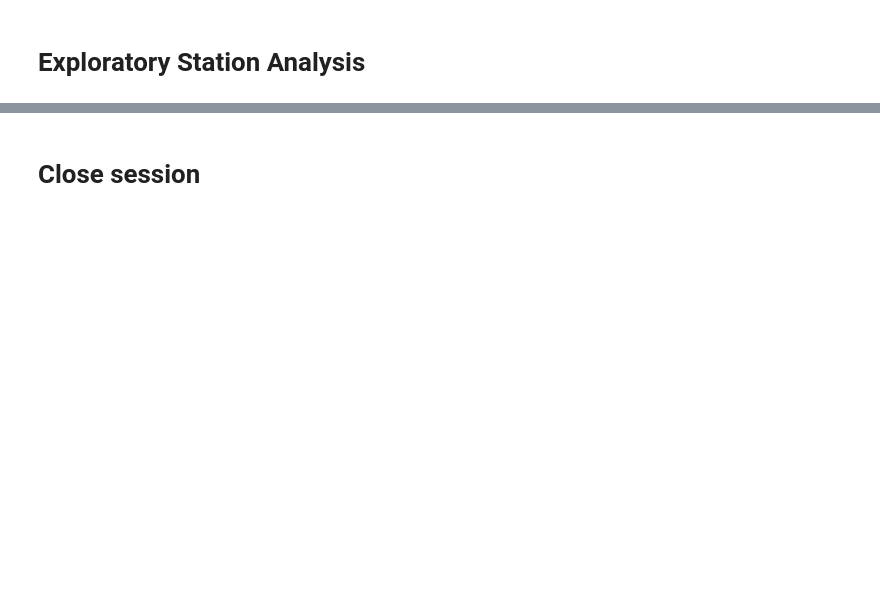
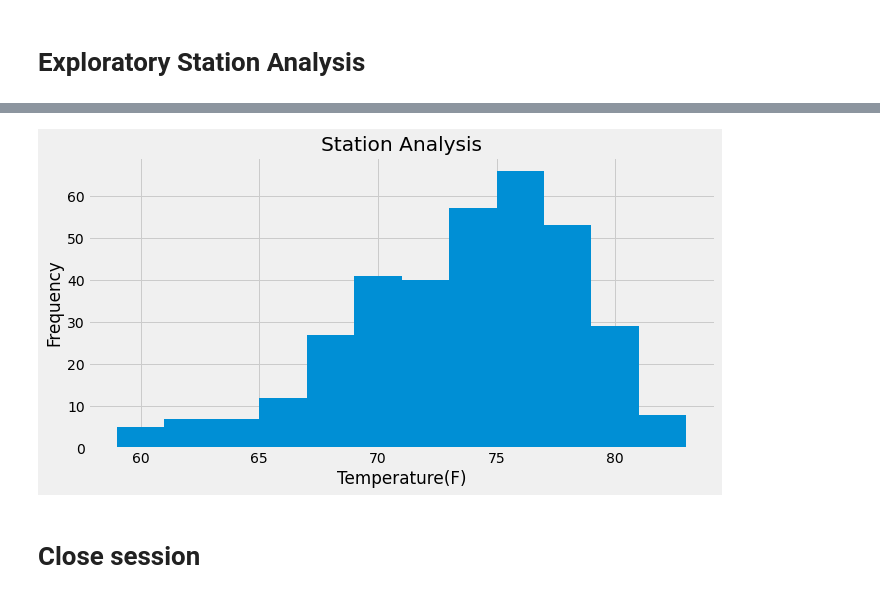
Before and after one commit to Paxpado/8.-SQLAlchemy-Challenge, a Jupyter notebook: climate.ipynb, the cells around one changed output, grey strips where cells are left out. Saved outputs shown, nothing was run; the diff lists cells and outputs as text; code cells hidden in the pictures; blank space fills up the shorter version.

```diff
--- a/climate.ipynb
+++ b/climate.ipynb
@@ -115,3 +167,8 @@ plt.show()
 # %%
 # Using the most active station id
 # Query the last 12 months of temperature observation data for this station and plot the results as a histogram
+last_yr_temp = session.query(measurement.date, measurement.tobs).filter(measurement.date >= "2016-08-23").\
+    filter(measurement.station=='USC00519281').order_by(measurement.date).all()
+
+station_df = pd.DataFrame(last_yr_temp, columns=['date','tobs'])
+station_df
@@ -118,3 +189,13 @@ plt.show()
+# %%
+# plot the results as a histogram with bins=12
+plt.figure(figsize=(10,5))
+plt.hist(station_df['tobs'],bins=12)
+plt.title("Station Analysis")
+plt.xlabel("Temperature(F)")
+plt.ylabel("Frequency")
+plt.show()
+# %% [output]
+[figure, added]
 # %% [markdown]
 # Close session
 # %%
```
Also changed, not shown: parts of 7 cells of this notebook, 2 other files.
